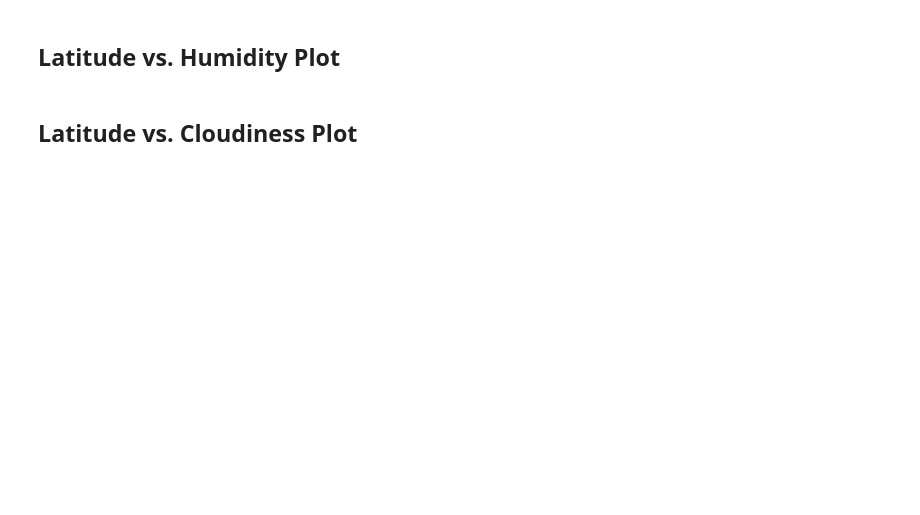
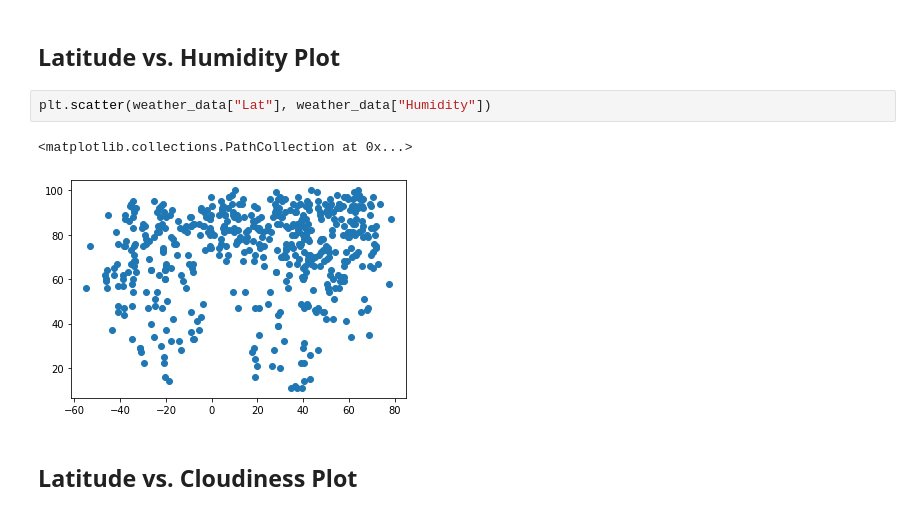
Before and after one commit to jakewmayfield/python-api-challenge, a Jupyter notebook: WeatherPy.ipynb, the cells around one changed output. Drawn from its saved outputs; the diff is of its cells as text; blank space fills up the shorter version.

```diff
--- a/WeatherPy.ipynb
+++ b/WeatherPy.ipynb
@@ -182,4 +203,9 @@ Skip this step if there are no cities that have humidity > 100%.
 # %% [markdown]
 ## Latitude vs. Humidity Plot
+# %%
+plt.scatter(weather_data["Lat"], weather_data["Humidity"])
+# %% [output]
+<matplotlib.collections.PathCollection at 0x...>
+[figure, added]
 # %% [markdown]
 ## Latitude vs. Cloudiness Plot
```
Also changed, not shown: parts of 19 cells of this notebook, 1 other file.
